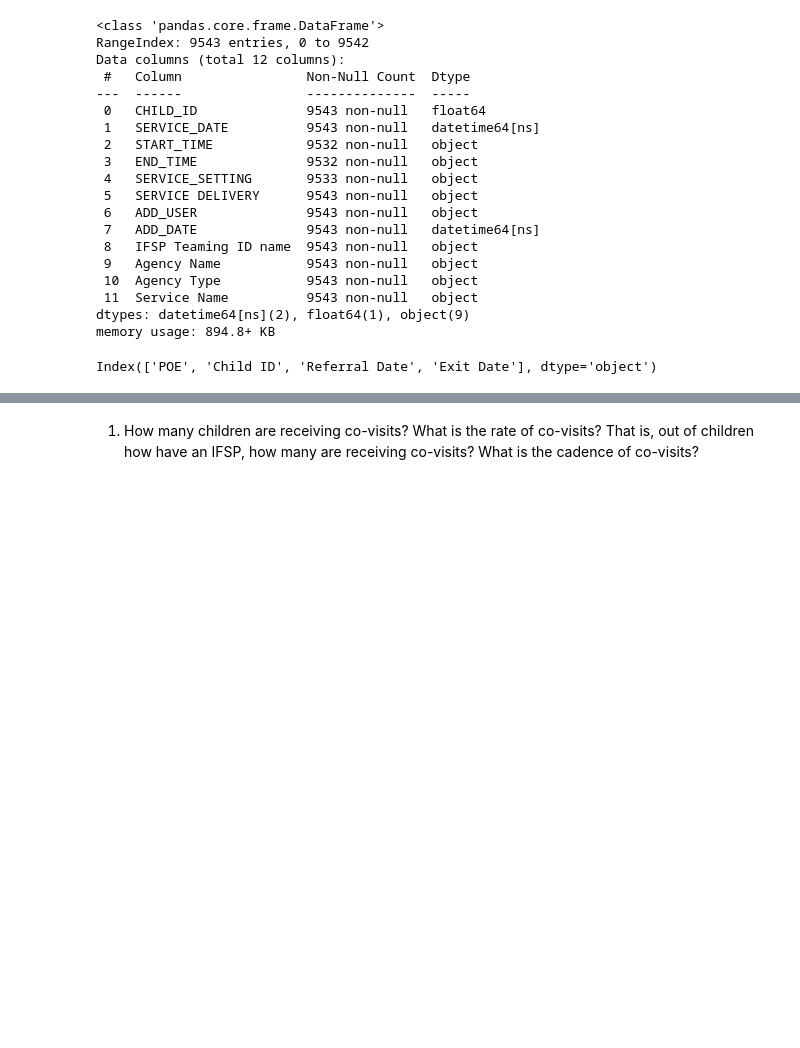
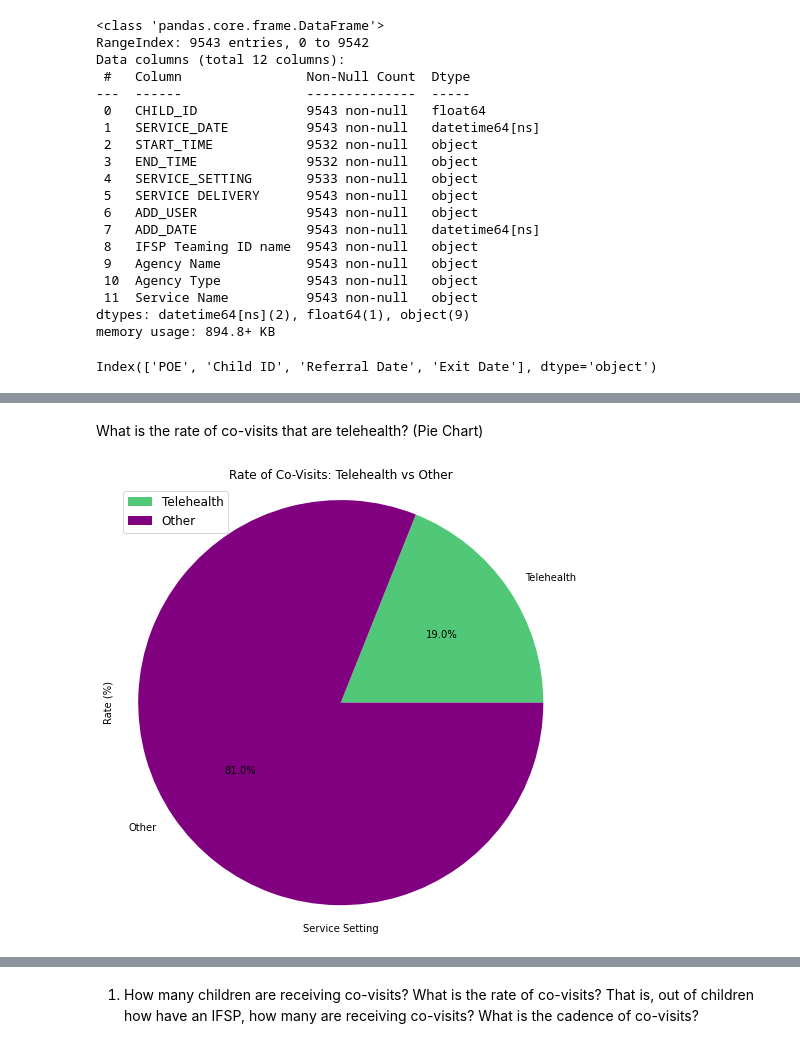
Before and after one commit to NSS-Data-Analytics-Cohort-8/teis_da8_1-should-pad-alytics, a Jupyter notebook: notebook/EDA-1.ipynb, the cells around one changed output, grey strips where cells are left out. Drawn from its saved outputs; the diff is of its cells as text; code cells hidden in the pictures; blank space fills up the shorter version.

```diff
--- a/notebook/EDA-1.ipynb
+++ b/notebook/EDA-1.ipynb
@@ -79 +115,33 @@ merged_df
+# %% [markdown]
+What is the rate of co-visits that are telehealth? (Pie Chart)
+# %%
+# Filter the data for co-visits
+co_visits_data = df[df['IFSP Teaming ID name'] == 'Co-Visit']
+
+# Count the occurrences of co-visits by service setting
+co_visits_counts = co_visits_data['SERVICE_SETTING'].value_counts()
+
+# Calculate the rate of co-visits that are telehealth
+telehealth_rate = co_visits_counts.get('Telehealth', 0) / co_visits_counts.sum() * 100
+
+# Calculate the rate of co-visits that are not telehealth
+other_rate = 100 - telehealth_rate
+
+# Create a larger figure for the pie chart
+plt.figure(figsize=(8, 8))
+
+# Create the pie chart to visualize the rates
+labels = ['Telehealth', 'Other']
+sizes = [telehealth_rate, other_rate]
+colors = ['#50C878', '#800080']
+
+plt.pie(sizes, labels=labels, colors=colors, autopct='%1.1f%%')
+plt.title('Rate of Co-Visits: Telehealth vs Other')
+plt.xlabel('Service Setting')
+plt.ylabel('Rate (%)')
+plt.axis('equal')
+plt.legend(prop={'size': 12})
+plt.show()
+# %% [output]
+[figure, added]
 # %%
```
Also changed, not shown: parts of 12 cells of this notebook.
